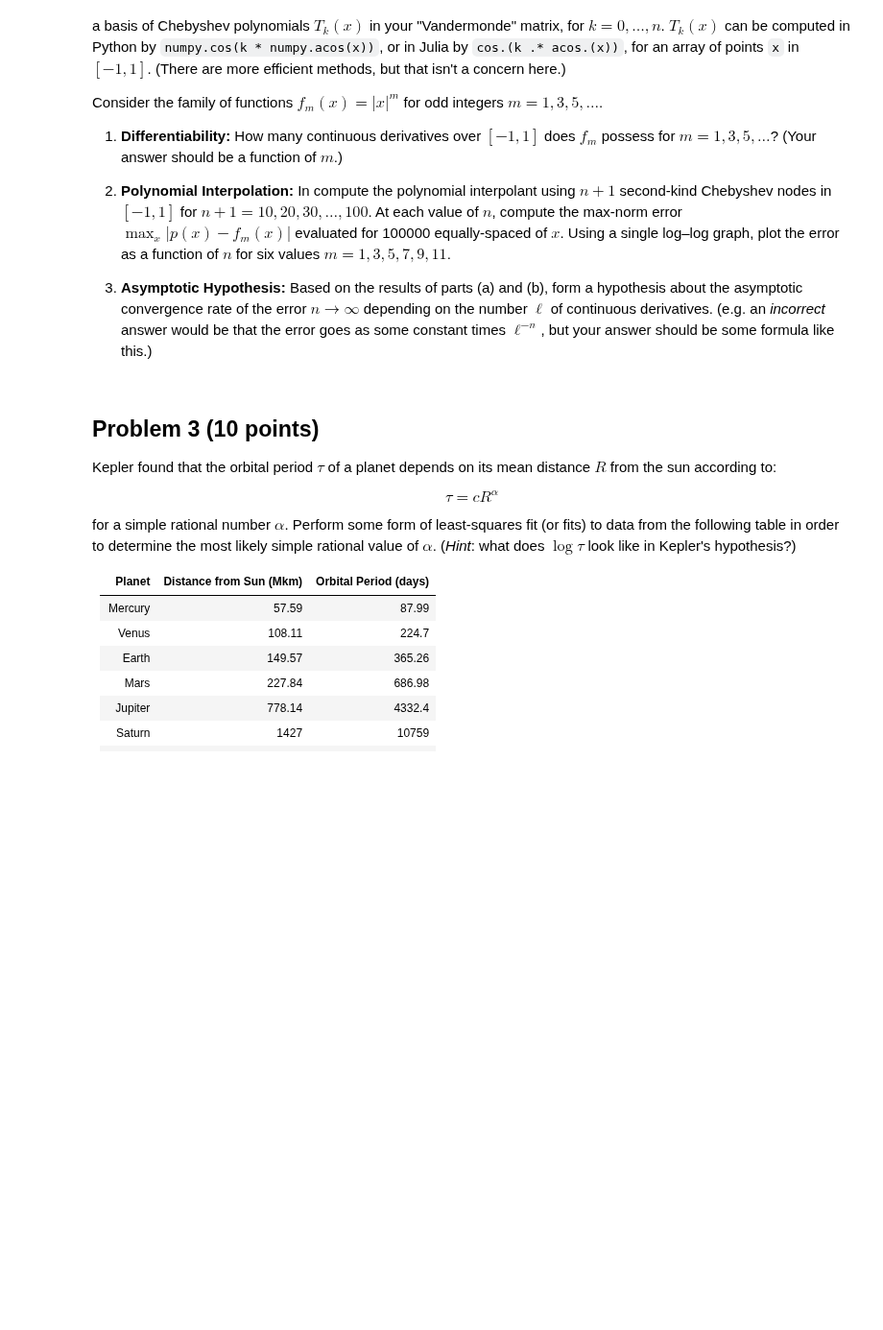
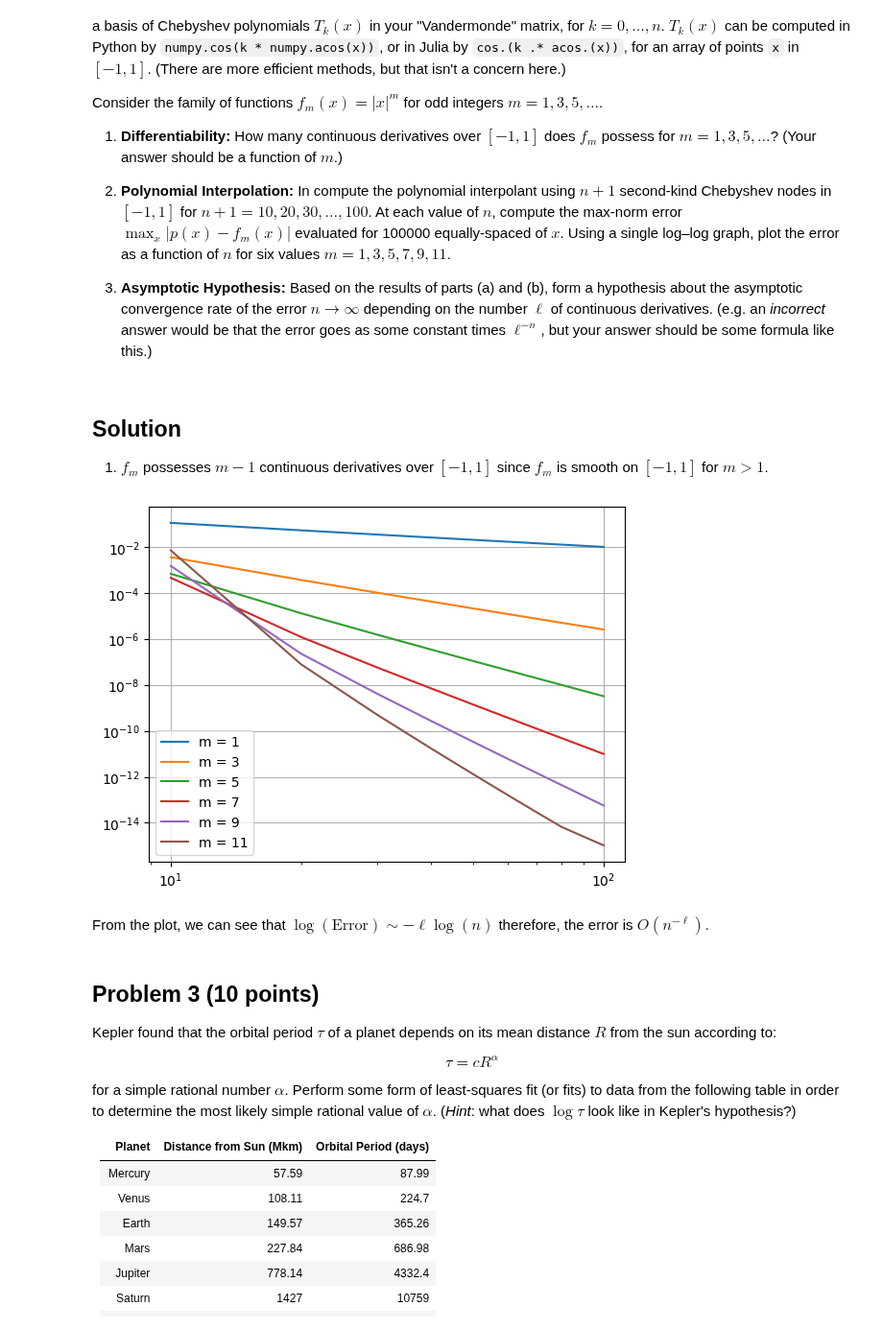
Before and after one commit to mitmath/numerical_hub, a Jupyter notebook: psets/pset2sol.ipynb, the cells around one changed output. Shown at 96% size. Saved outputs shown, nothing was run; the diff lists cells and outputs as text; code cells hidden in the pictures; blank space fills up the shorter version.

```diff
--- a/psets/pset2sol.ipynb
+++ b/psets/pset2sol.ipynb
@@ -78,6 +186,43 @@ Consider the family of functions $f_m(x) = |x|^m$ for odd integers $m=1,3,5,\ldo
 2. **Polynomial Interpolation:** In compute the polynomial interpolant using $n+1$ second-kind Chebyshev nodes in $[-1,1]$ for $n+1 = 10, 20, 30, \dots, 100$. At each value of $n$, compute the max-norm error $\max_x |p(x) - f_m(x)|$ evaluated for 100000 equally-spaced of $x$. Using a single log–log graph, plot the error as a function of $n$ for six values $m = 1, 3, 5, 7, 9, 11$.
 
 3. **Asymptotic Hypothesis:** Based on the results of parts (a) and (b), form a hypothesis about the asymptotic convergence rate of the error $n \to \infty$ depending on the number $\ell$ of continuous derivatives.  (e.g. an *incorrect* answer would be that the error goes as some constant times $\ell^{-n}$, but your answer should be some formula like this.)
+# %% [markdown]
+## Solution
+
+1. $f_m$ possesses $m - 1$ continuous derivatives over $[-1,1]$ since $f_m$ is smooth on $[-1,1]$ for $m > 1$.
+# %%
+import numpy as np
+import matplotlib.pyplot as plt
+
+N_vals = [10, 20, 30, 40, 50, 60, 70, 80, 90, 100]
+m_vals = [1, 3, 5, 7, 9, 11]
+err_vals = np.zeros((len(m_vals), len(N_vals)))
+
+for ind_m, m in enumerate(m_vals):
+    for ind_n, N in enumerate(N_vals):
+        x_interp = np.cos(np.linspace(-np.pi, 0, N))
+        x_vals = np.linspace(-1, 1, 10000)
+        y_interp = abs(x_interp) ** m
+
+        vander = [[np.cos(k * np.arccos(x_val)) for k in range(N)] for x_val in x_interp]
+
+        # print(vander)
+        beta_vals = np.linalg.solve(vander, y_interp)
+
+        x_pred = [[np.cos(k * np.arccos(x_val)) for k in range(N)] for x_val in x_vals] @ beta_vals
+        y_vals = abs(x_vals) ** m
+        err_vals[ind_m, ind_n] = np.max(abs(x_pred - y_vals))
+
+for ind_m, m in enumerate(m_vals):
+    plt.loglog(N_vals, err_vals[ind_m], label="m = " + str(m))
+
+plt.legend()
+plt.grid()
+plt.show()
+# %% [output]
+[figure, added]
+# %% [markdown]
+From the plot, we can see that $ \log(\text{Error}) \sim -\ell \log(n)$ therefore, the error is $O(n^{-\ell}).$
 # %% [markdown]
 ## Problem 3 (10 points)
 
```
Also changed, not shown: parts of 2 cells of this notebook.
